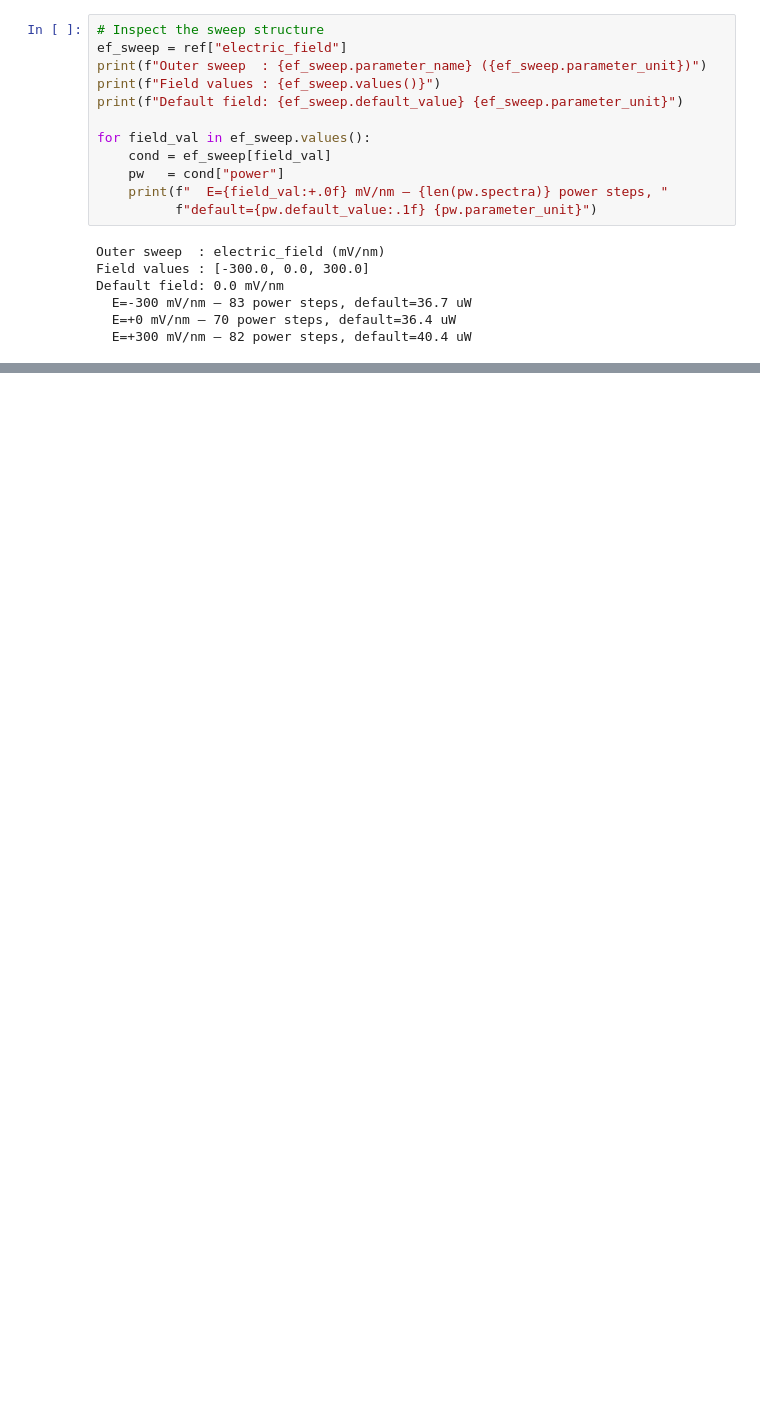
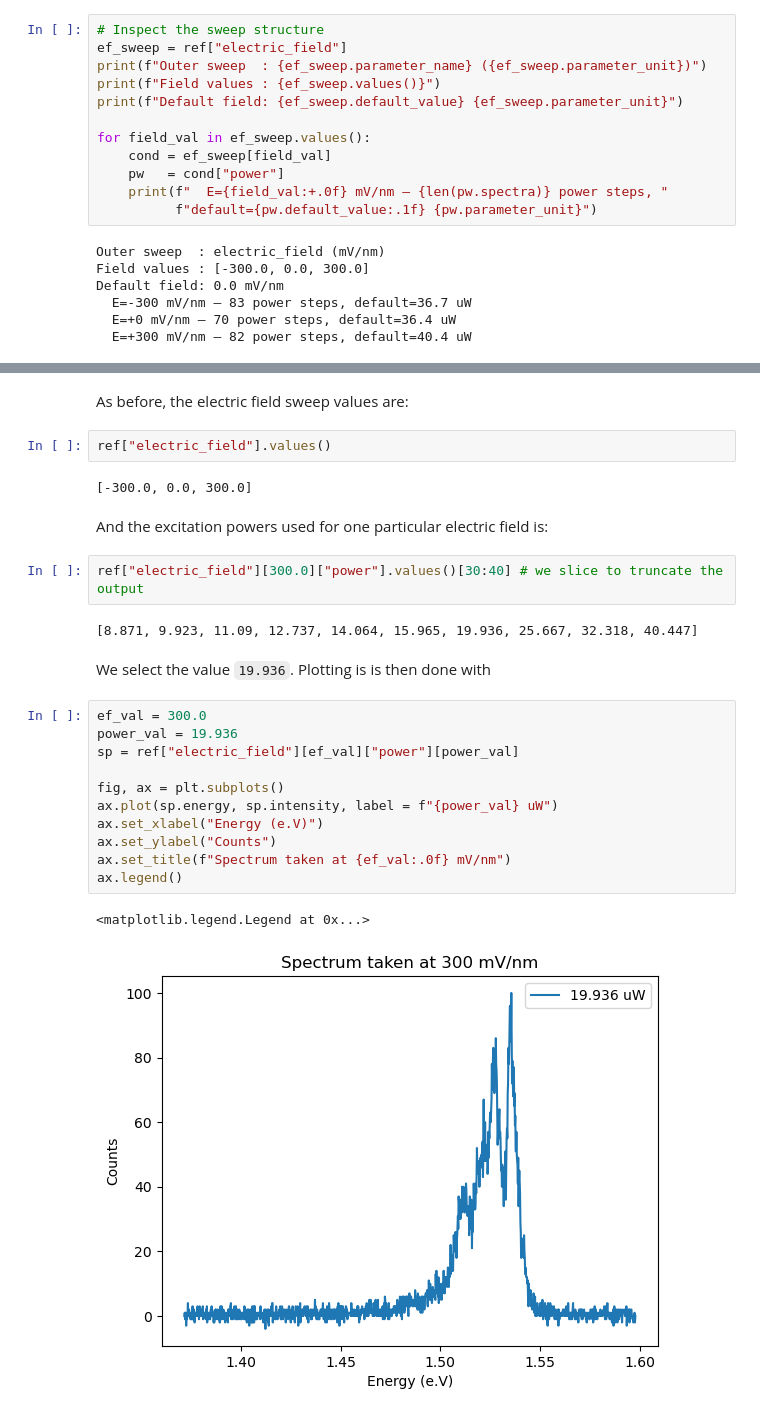
Before and after one commit to brandonlokesy/leman, a Jupyter notebook: examples/example_import_zenodo_data.ipynb, the cells around one changed output, grey strips where cells are left out. Saved outputs shown, nothing was run; the diff lists cells and outputs as text; blank space fills up the shorter version.

```diff
--- a/examples/example_import_zenodo_data.ipynb
+++ b/examples/example_import_zenodo_data.ipynb
@@ -195,0 +197,28 @@ plt.show()
+# %% [markdown]
+As before, the electric field sweep values are:
+# %%
+ref["electric_field"].values()
+# %% [output]
+[-300.0, 0.0, 300.0]
+# %% [markdown]
+And the excitation powers used for one particular electric field is:
+# %%
+ref["electric_field"][300.0]["power"].values()[30:40] # we slice to truncate the output
+# %% [output]
+[8.871, 9.923, 11.09, 12.737, 14.064, 15.965, 19.936, 25.667, 32.318, 40.447]
+# %% [markdown]
+We select the value `19.936`. Plotting is is then done with
+# %%
+ef_val = 300.0
+power_val = 19.936
+sp = ref["electric_field"][ef_val]["power"][power_val]
+
+fig, ax = plt.subplots()
+ax.plot(sp.energy, sp.intensity, label = f"{power_val} uW")
+ax.set_xlabel("Energy (e.V)")
+ax.set_ylabel("Counts")
+ax.set_title(f"Spectrum taken at {ef_val:.0f} mV/nm")
+ax.legend()
+# %% [output]
+<matplotlib.legend.Legend at 0x...>
+[figure, added]
```
Also changed, not shown: parts of 6 cells of this notebook.
